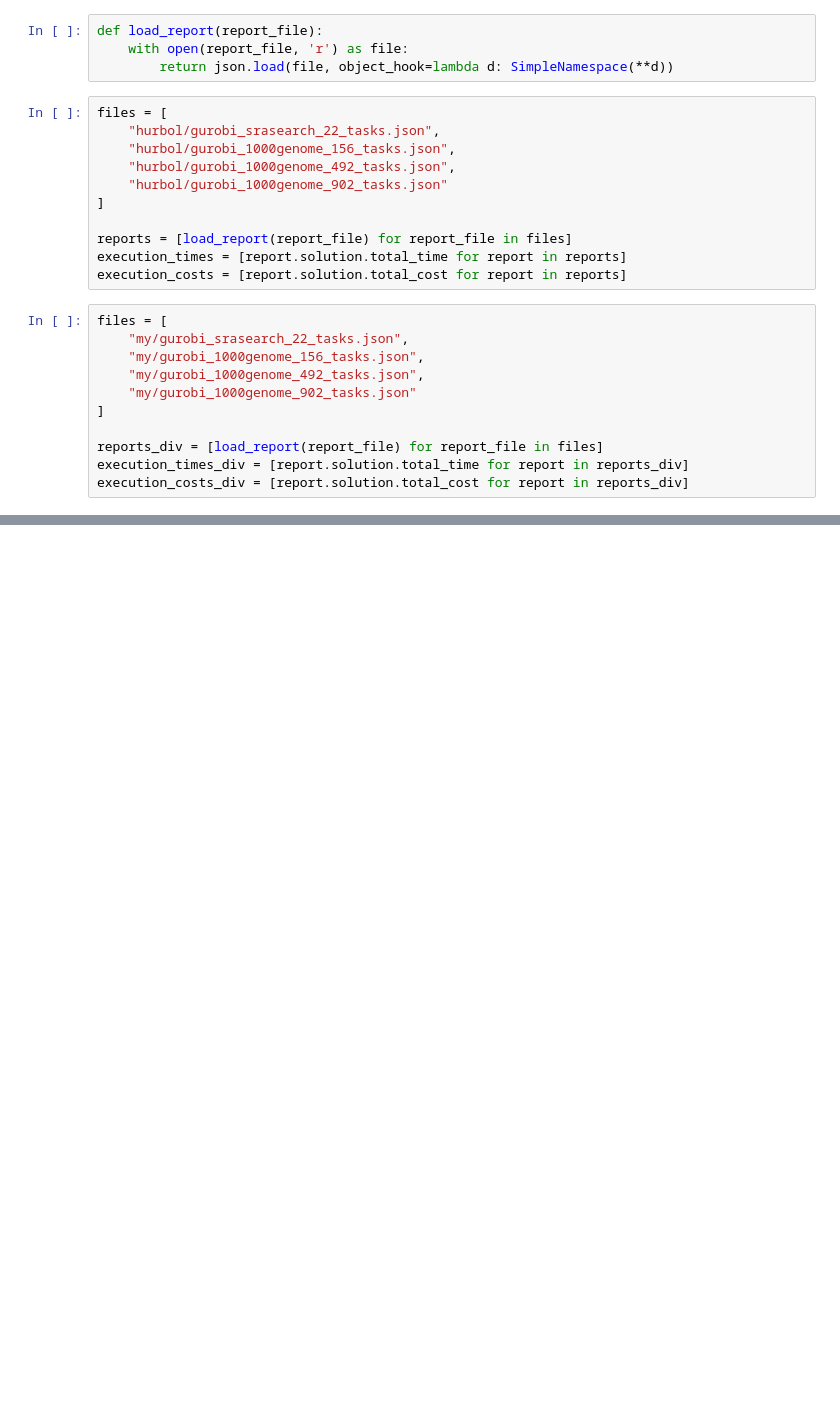
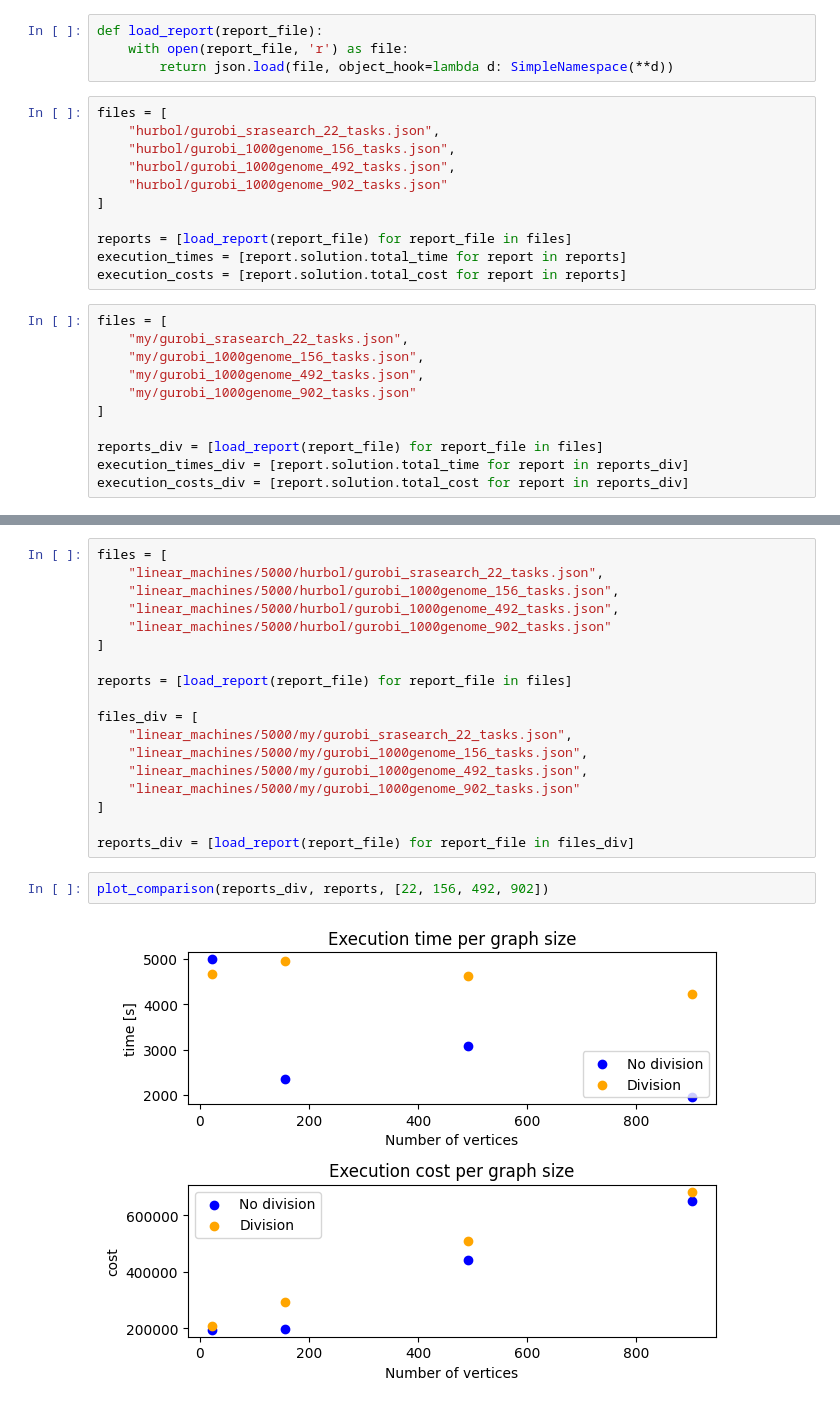
Before and after one commit to mkroczek/QHyper, a Jupyter notebook: demo/reports/visualize_results.ipynb, the cells around one changed output, grey strips where cells are left out. Drawn from its saved outputs; the diff is of its cells as text; blank space fills up the shorter version.

Commit message:
Perform test on linear set of machines

```diff
--- a/demo/reports/visualize_results.ipynb
+++ b/demo/reports/visualize_results.ipynb
@@ -52,0 +78,22 @@ plt.show()
+# %%
+files = [
+    "linear_machines/5000/hurbol/gurobi_srasearch_22_tasks.json",
+    "linear_machines/5000/hurbol/gurobi_1000genome_156_tasks.json",
+    "linear_machines/5000/hurbol/gurobi_1000genome_492_tasks.json",
+    "linear_machines/5000/hurbol/gurobi_1000genome_902_tasks.json"
+]
+
+reports = [load_report(report_file) for report_file in files]
+
+files_div = [
+    "linear_machines/5000/my/gurobi_srasearch_22_tasks.json",
+    "linear_machines/5000/my/gurobi_1000genome_156_tasks.json",
+    "linear_machines/5000/my/gurobi_1000genome_492_tasks.json",
+    "linear_machines/5000/my/gurobi_1000genome_902_tasks.json"
+]
+
+reports_div = [load_report(report_file) for report_file in files_div]
+# %%
+plot_comparison(reports_div, reports, [22, 156, 492, 902])
+# %% [output]
+[figure, added]
```
Also changed, not shown: parts of 5 cells of this notebook, 18 other files.
